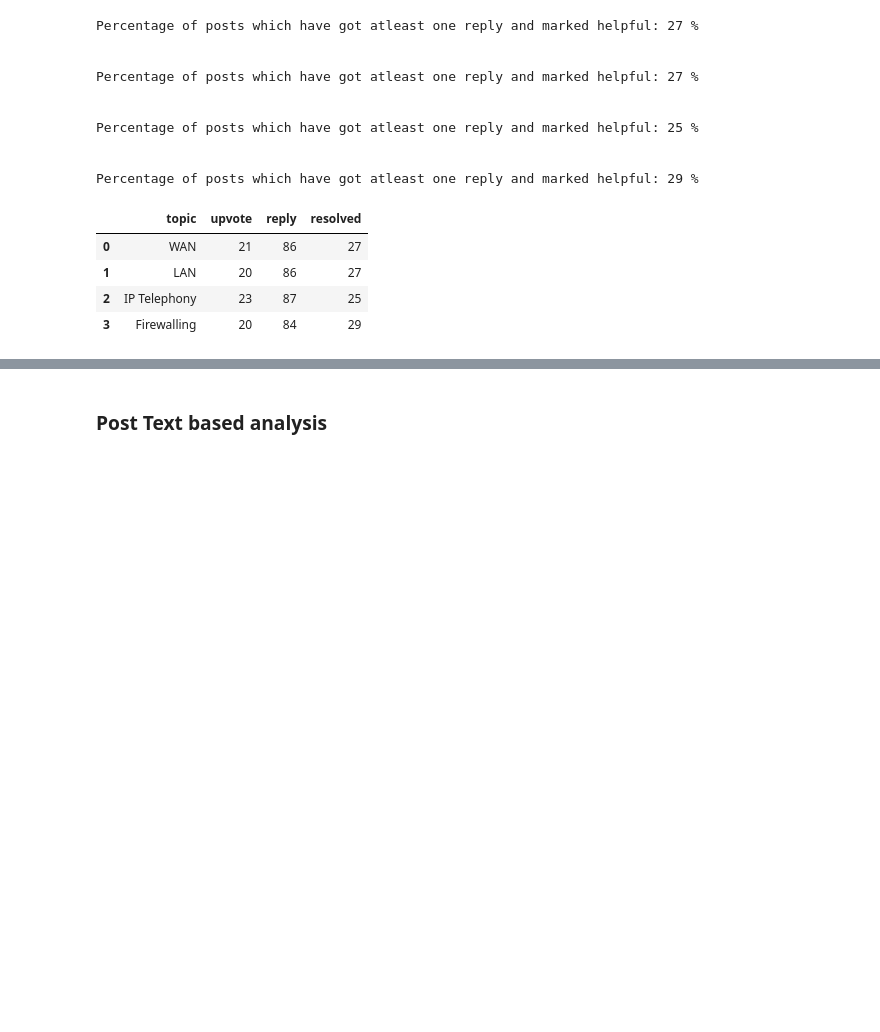
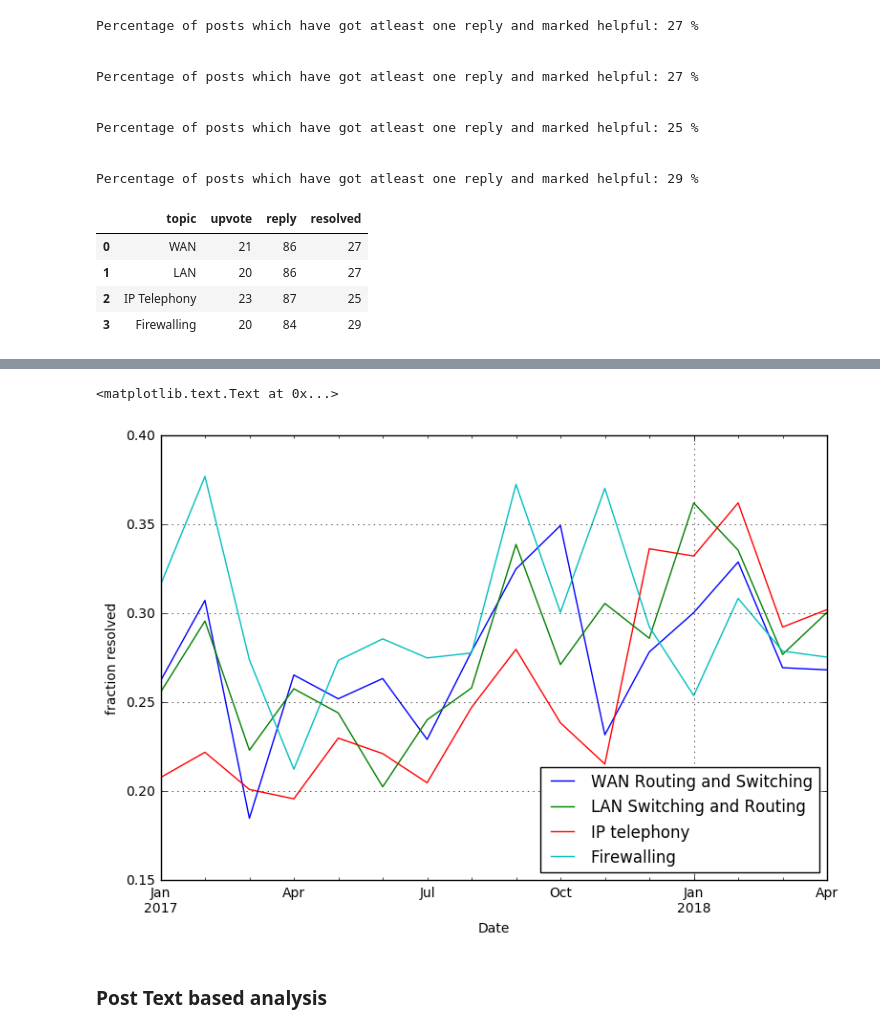
Before and after one commit to newgenrick/trend-and-sentiment-analysis-project, a Jupyter notebook: post_scrapper final.ipynb, the cells around one changed output, grey strips where cells are left out. Cells and saved outputs as stored; diff of their text form; code cells hidden in the pictures; blank space fills up the shorter version.

Commit message:
labelling and resolved fraction

```diff
--- a/post_scrapper final.ipynb
+++ b/post_scrapper final.ipynb
@@ -701 +701,5 @@ plt.xticks(x+0.4, ['WAN','LAN','IP Telephony','Firewalling'])
 [figure]
+# %%
+monthly_resolved = pd.DataFrame()
+for i, df in enumerate(resolved_posts):
+    monthly_resolved[topic[i]] = df['Date'].groupby(df.Date.dt.to_period("M")).agg('count')
@@ -702,3 +725,9 @@ plt.xticks(x+0.4, ['WAN','LAN','IP Telephony','Firewalling'])
+# %%
+ax = monthly_resolved.divide(monthly_hits).plot(kind = 'line',grid= True,figsize = (9,6))
+ax.set_ylabel('fraction resolved')
+# %% [output]
+<matplotlib.text.Text at 0x...>
+[figure, added]
 # %% [markdown]
 ### Post Text based analysis
 # %%
```
Also changed, not shown: parts of 13 cells of this notebook, 3 other files.
